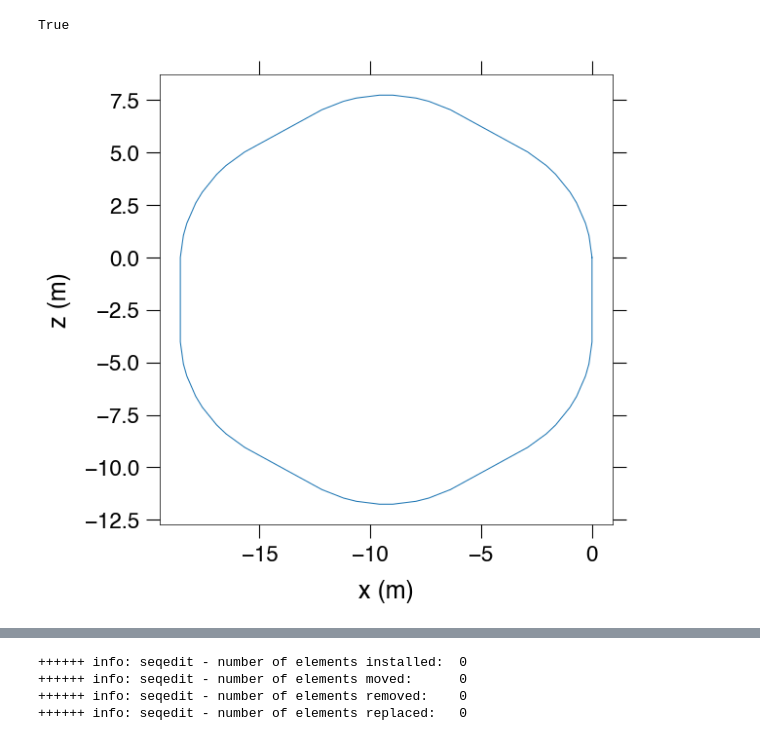
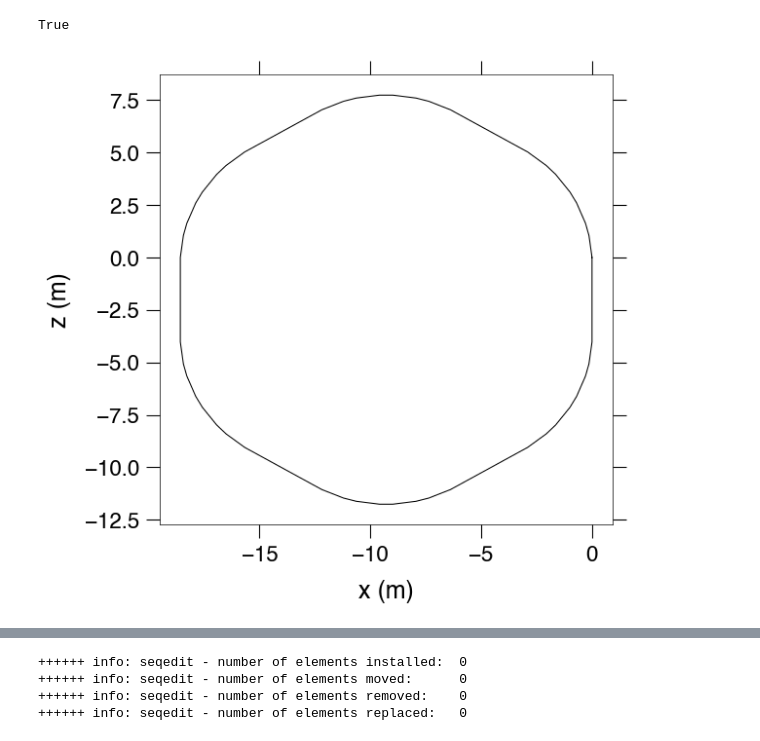
Before and after one commit to gwgwhc/r3_madx, a Jupyter notebook: mad_workbook.ipynb, the cells around one changed output, grey strips where cells are left out. Drawn from its saved outputs; the diff is of its cells as text; code cells hidden in the pictures.

```diff
--- a/mad_workbook.ipynb
+++ b/mad_workbook.ipynb
@@ -65,17 +65,17 @@ survey = madx.survey(sequence = 'full_ring', file = 'r3_survey.out')
 # %%
 # survey plot
 # importing survey data to check shape of ring
 survey = np.transpose(np.genfromtxt('r3_survey.out', skip_header=8))
 
 # plotting geometrical survey data
 fig, ax = plt.subplots(1, 1, figsize=(6, 6))
-ax.plot(survey[5], survey[7])
+ax.plot(survey[5], survey[7], color='black')
 
 ax.set_xlabel('x (m)')
 ax.set_ylabel('z (m)')
-plt.show()
+plt.savefig(f'plots/r3_survey.pdf', bbox_inches='tight')
 # %% [output]
-[figure, old version]
+[figure, new version]
 # %%
 # matching copied from old ring file by Y. Yamaguchi
 madx.command.match(sequence = 'full_ring')
```
Also changed, not shown: parts of 6 cells of this notebook, 10 other files.
